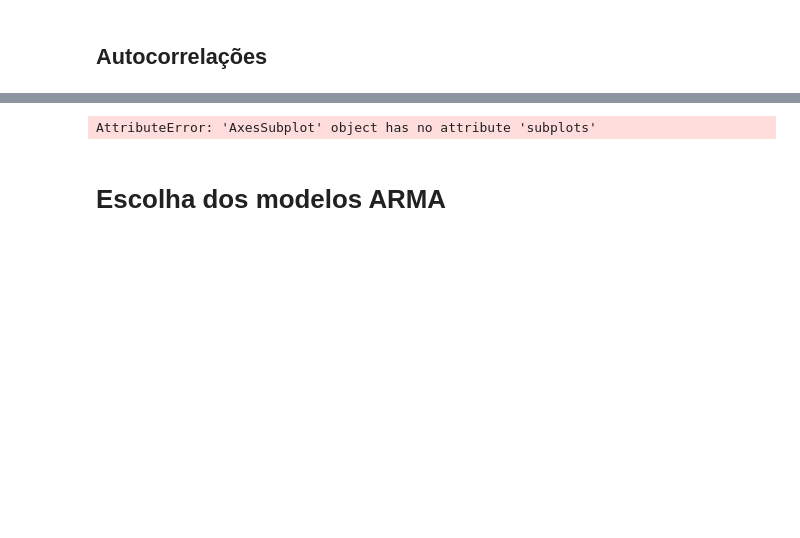
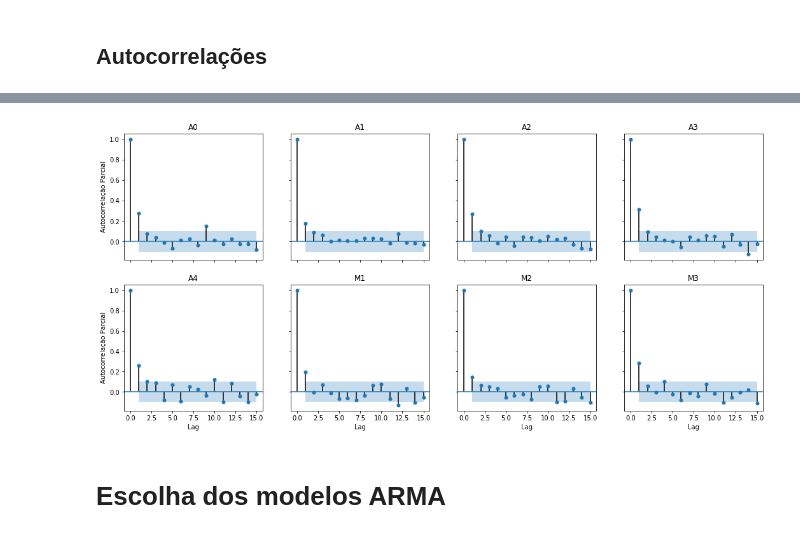
Before and after one commit to pedroargento/Mestrado, a Jupyter notebook: codigo.ipynb, the cells around one changed output, grey strips where cells are left out. Saved outputs shown, nothing was run; the diff lists cells and outputs as text; code cells hidden in the pictures; blank space fills up the shorter version.

```diff
--- a/codigo.ipynb
+++ b/codigo.ipynb
@@ -286,20 +269,20 @@ AttributeError: 'AxesSubplot' object has no attribute 'subplots'
 # %%
 from statsmodels.graphics.tsaplots import plot_pacf
 k = 0
 
 products = sorted(data.keys())
 fig, ax = plt.subplots(2, 4, sharex='col', sharey='row', figsize = (18,8))
 for i in range(2):
     for j in range(4):
         plot = plot_pacf(Returns[products[k]], lags = 15, ax = ax[i, j])
         ax[i, j].set_title(products[k])
         ax[i,0].set(ylabel='Autocorrelação Parcial')
         ax[1,j].set(xlabel='Lag')
         k = k + 1
 
-fig.get_figure().savefig(ospath(os.getcwd() + '/figs/pacf.png'))
+fig.savefig(ospath(os.getcwd() + '/figs/pacf.png'))
 # %% [output]
-AttributeError: 'AxesSubplot' object has no attribute 'subplots'
+[figure, added]
 # %% [markdown]
 # Escolha dos modelos ARMA
 # %%
```
Also changed, not shown: parts of 32 cells of this notebook, 13 other files.
